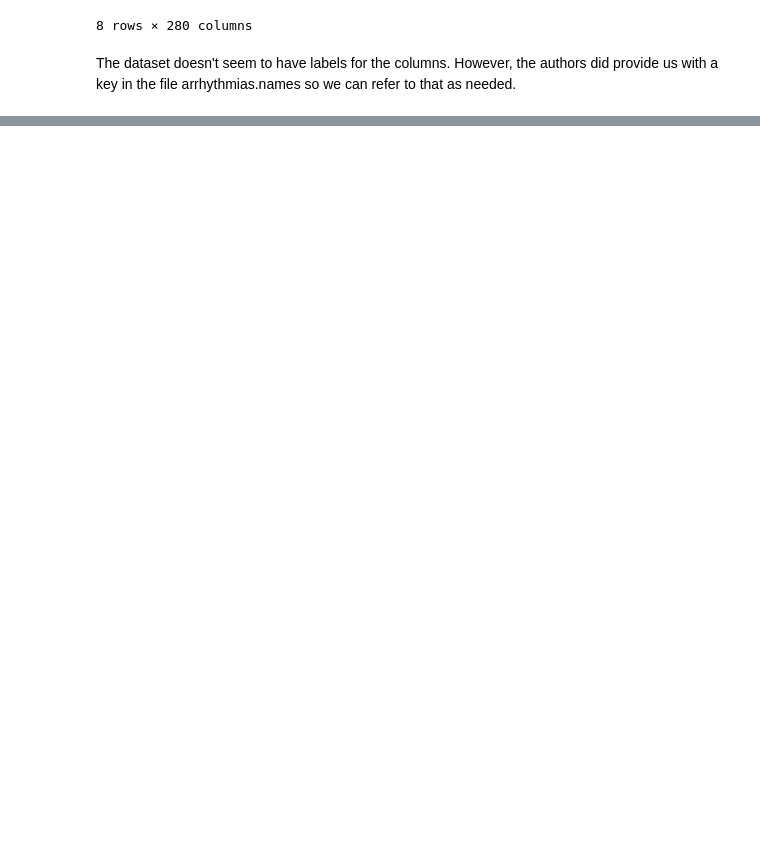
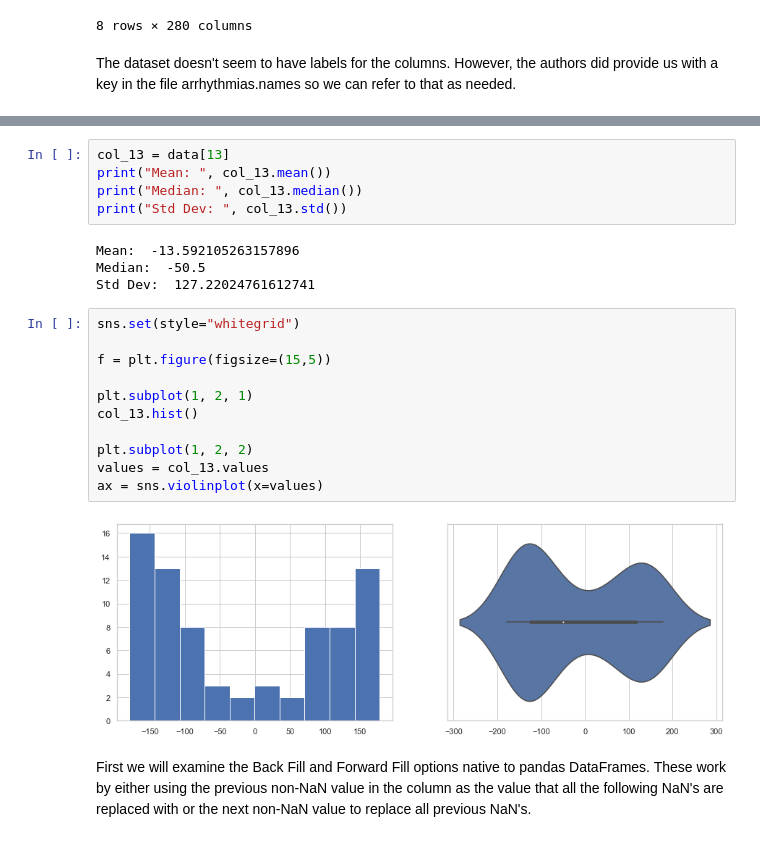
Before and after one commit to KaranamLokesh/100_days_of_ml_code, a Jupyter notebook: arrhythmia_analysis.ipynb, the cells around one changed output, grey strips where cells are left out. Saved outputs shown, nothing was run; the diff lists cells and outputs as text; blank space fills up the shorter version.

```diff
--- a/arrhythmia_analysis.ipynb
+++ b/arrhythmia_analysis.ipynb
@@ -47,0 +78,24 @@ The dataset doesn't seem to have labels for the columns. However, the authors di
+# %%
+col_13 = data[13]
+print("Mean: ", col_13.mean())
+print("Median: ", col_13.median())
+print("Std Dev: ", col_13.std())
+# %% [output]
+Mean:  -13.592105263157896
+Median:  -50.5
+Std Dev:  127.22024761612741
+# %%
+sns.set(style="whitegrid")
+
+f = plt.figure(figsize=(15,5))
+
+plt.subplot(1, 2, 1)
+col_13.hist()
+
+plt.subplot(1, 2, 2)
+values = col_13.values
+ax = sns.violinplot(x=values)
+# %% [output]
+[figure, added]
+# %% [markdown]
+First we will examine the Back Fill and Forward Fill options native to pandas DataFrames. These work by either using the previous non-NaN value in the column as the value that all the following NaN's are replaced with or the next non-NaN value to replace all previous NaN's.
```
Also changed, not shown: parts of 25 cells of this notebook.
